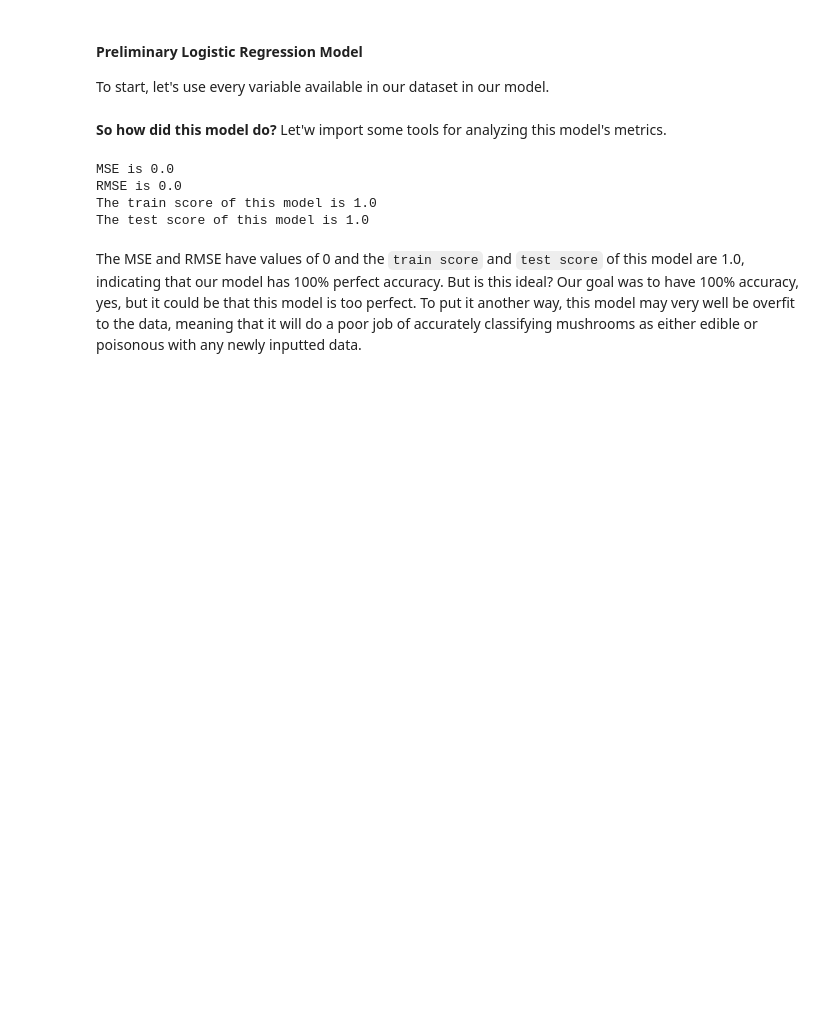
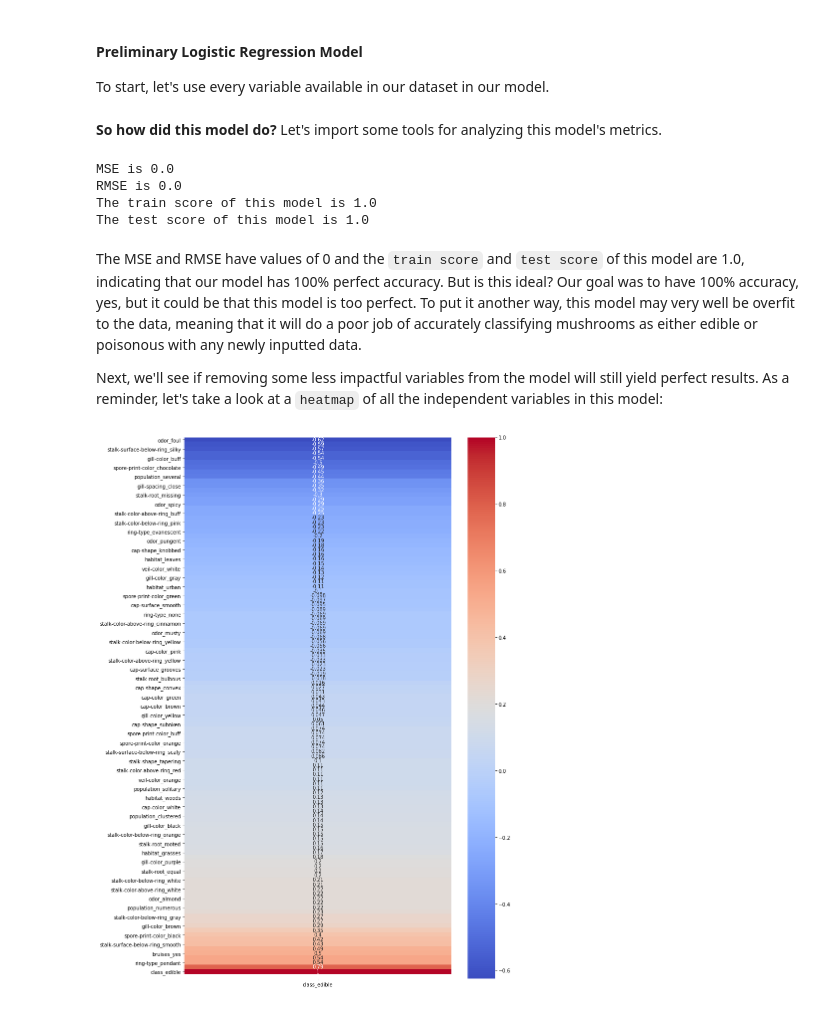
Before and after one commit to mike-laccavole/mushroom-classification, a Jupyter notebook: notebooks/Model Creation and Classification.ipynb, the cells around one changed output. Drawn from its saved outputs; the diff is of its cells as text; code cells hidden in the pictures; blank space fills up the shorter version.

Commit message:
Final model creation, conclusions, proof-reading

```diff
--- a/notebooks/Model Creation and Classification.ipynb
+++ b/notebooks/Model Creation and Classification.ipynb
@@ -77,7 +78,7 @@ lg = LogisticRegression()
 # Fit the model with the train data
 lg.fit(X_train, y_train);
 # %% [markdown]
-**So how did this model do?** Let'w import some tools for analyzing this model's metrics.
+**So how did this model do?** Let's import some tools for analyzing this model's metrics.
 # %%
 from sklearn.metrics import mean_squared_error
 # %%
@@ -94,3 +95,17 @@ The train score of this model is 1.0
 The test score of this model is 1.0
 # %% [markdown]
 The MSE and RMSE have values of 0 and the `train score` and `test score` of this model are 1.0, indicating that our model has 100% perfect accuracy. But is this ideal? Our goal was to have 100% accuracy, yes, but it could be that this model is too perfect. To put it another way, this model may very well be overfit to the data, meaning that it will do a poor job of accurately classifying mushrooms as either edible or poisonous with any newly inputted data.
+
+Next, we'll see if removing some less impactful variables from the model will still yield perfect results. As a reminder, let's take a look at a `heatmap` of all the independent variables in this model:
+# %%
+# Import necessary libraries / tools
+import seaborn as sns
+import matplotlib.pyplot as plt
+
+# Program the heatmap
+plt.figure(figsize = (12, 20))
+sns.heatmap(shrooms.corr()[['class_edible']].sort_values('class_edible'),
+            cmap = 'coolwarm',
+            annot = True);
+# %% [output]
+[figure, added]
```
Also changed, not shown: parts of 12 cells of this notebook, 1 other file.
